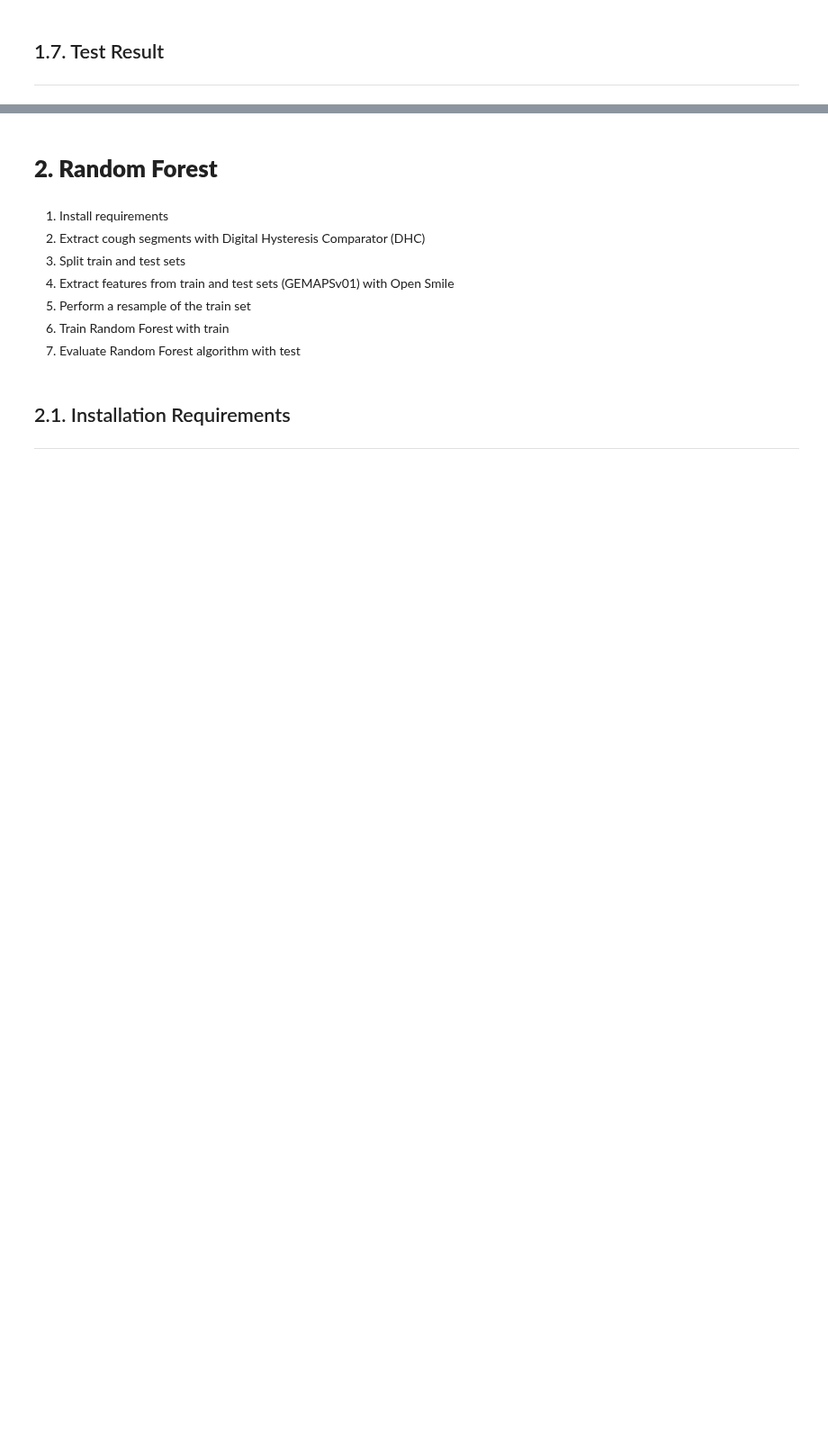
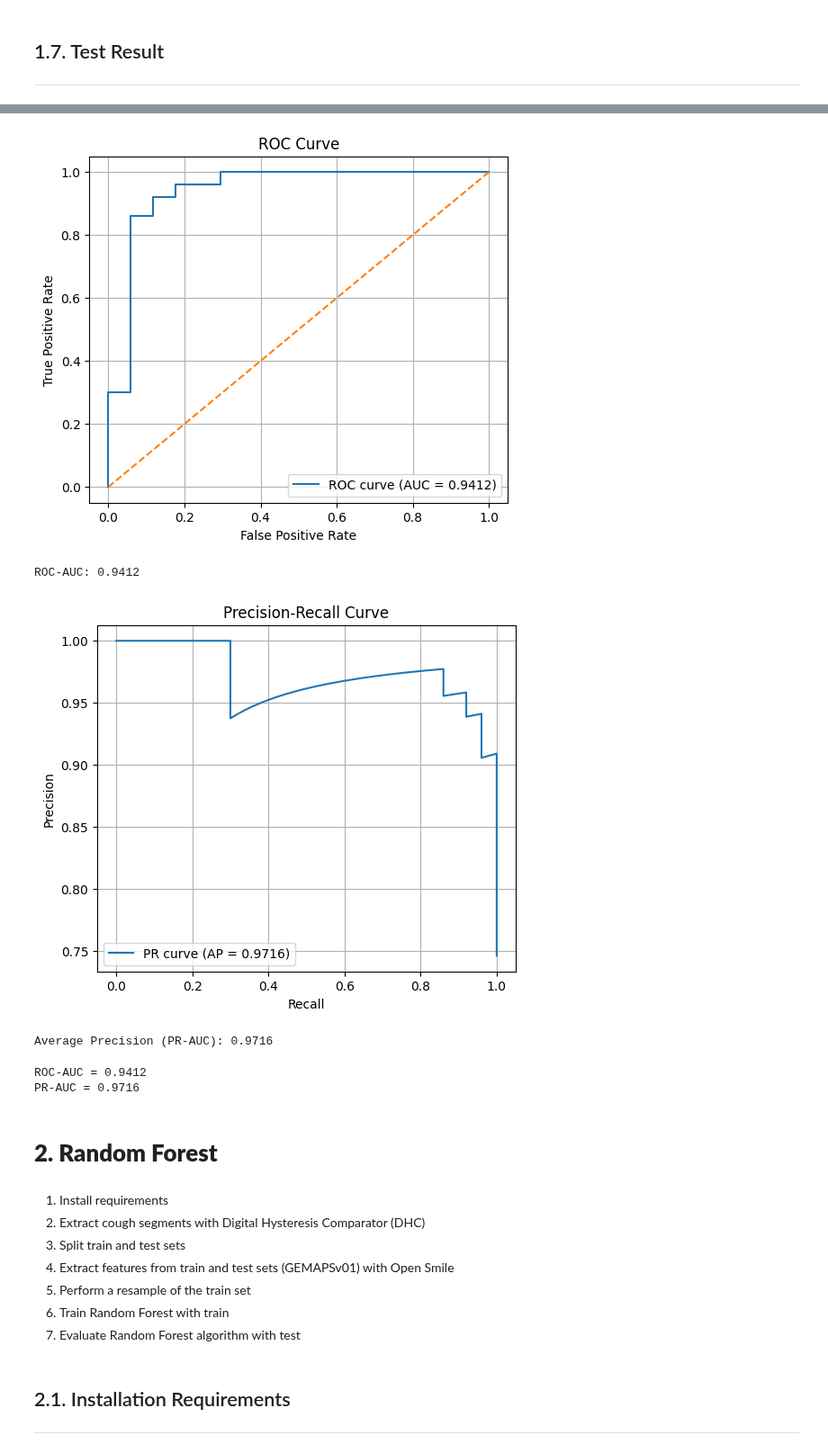
Before and after one commit to humbertopINAOE/EPOC_INAOE, a Jupyter notebook: ChronicDiseasesIdentification.ipynb, the cells around one changed output, grey strips where cells are left out. Shown at 90% size. Cells and saved outputs as stored; diff of their text form; code cells hidden in the pictures; blank space fills up the shorter version.

```diff
--- a/ChronicDiseasesIdentification.ipynb
+++ b/ChronicDiseasesIdentification.ipynb
@@ -663,0 +966,47 @@ Tn 11 Fp 4 Fn 2 Tp 15
+# %%
+import numpy as np
+import matplotlib.pyplot as plt
+from sklearn.metrics import (
+    accuracy_score, precision_score, recall_score, f1_score,
+    confusion_matrix, classification_report,
+    roc_curve, auc,
+    precision_recall_curve, average_precision_score
+)
+
+# ROC Curve y AUC
+# Se usa la probabilidad de la clase positiva (class 1)
+y_score = model.predict(x_test)
+y_score_positive = y_score[:, 1]
+
+fpr, tpr, thresholds_roc = roc_curve(y_true, y_score_positive)
+roc_auc = auc(fpr, tpr)
+
+plt.figure(figsize=(6,5))
+plt.plot(fpr, tpr, label='ROC curve (AUC = %0.4f)' % roc_auc)
+plt.plot([0, 1], [0, 1], linestyle='--')
+plt.xlabel('False Positive Rate')
+plt.ylabel('True Positive Rate')
+plt.title('ROC Curve')
+plt.legend(loc='lower right')
+plt.grid(True)
+plt.show()
+
+print("ROC-AUC: %.4f" % roc_auc)
+
+#
+# Precision-Recall Curve y AP
+#
+precision_vals, recall_vals, thresholds_pr = precision_recall_curve(y_true, y_score_positive)
+pr_auc = average_precision_score(y_true, y_score_positive)
+
+plt.figure(figsize=(6,5))
+plt.plot(recall_vals, precision_vals, label='PR curve (AP = %0.4f)' % pr_auc)
+plt.xlabel('Recall')
+plt.ylabel('Precision')
+plt.title('Precision-Recall Curve')
+plt.legend(loc='lower left')
+plt.grid(True)
+plt.show()
+
+print("Average Precision (PR-AUC): %.4f" % pr_auc)
+# %% [output]
@@ -664,3 +1014,13 @@ Tn 11 Fp 4 Fn 2 Tp 15
+[figure, added]
+ROC-AUC: 0.9412
+[figure, added]
+Average Precision (PR-AUC): 0.9716
+# %%
+print("ROC-AUC = %.4f" % roc_auc)
+print("PR-AUC = %.4f" % pr_auc)
+# %% [output]
+ROC-AUC = 0.9412
+PR-AUC = 0.9716
 # %% [markdown]
 # **2. Random Forest**
 # %% [markdown]
```
Also changed, not shown: parts of 97 cells of this notebook.
